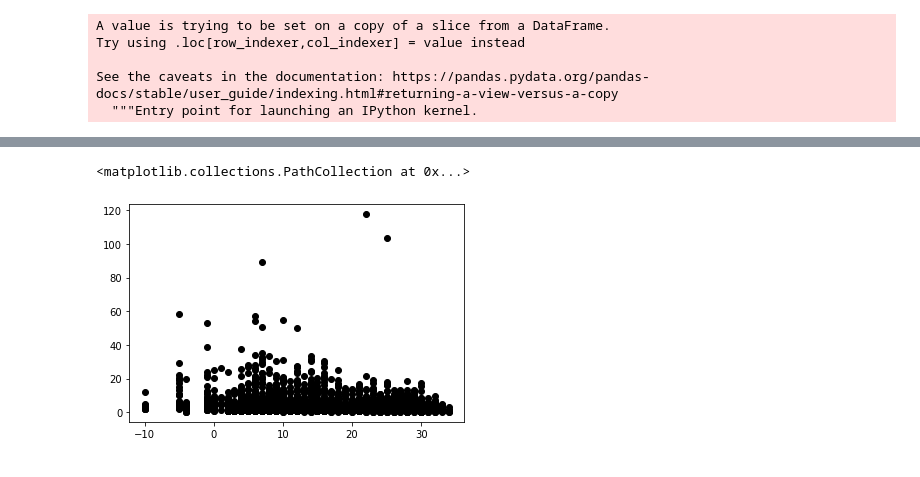
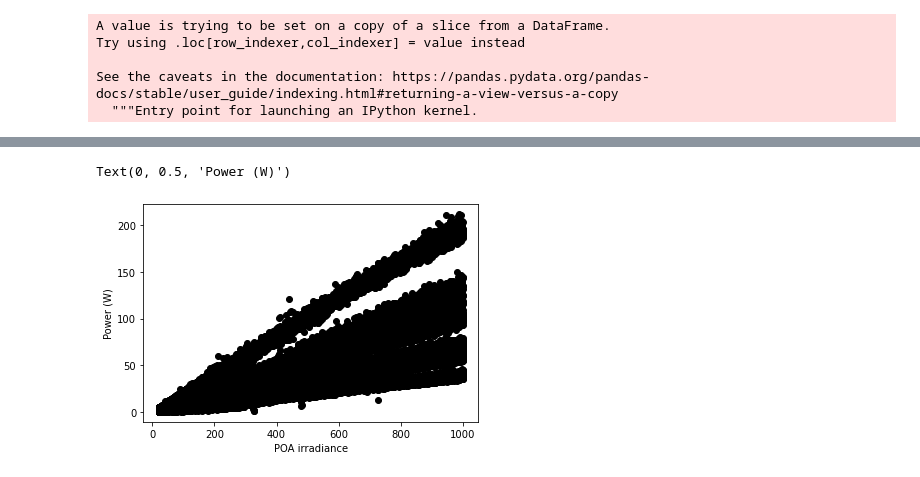
Before and after one commit to Edidas02/PV-Module-Model, a Jupyter notebook: solar-panels.ipynb, the cells around one changed output, grey strips where cells are left out. Cells and saved outputs as stored; diff of their text form; code cells hidden in the pictures.

```diff
--- a/solar-panels.ipynb
+++ b/solar-panels.ipynb
@@ -160,6 +171,8 @@ Text(0.5, 1.0, 'Back Temperature Effect on Soiling Degradation')
 # %%
-plt.scatter(df3["tempC"], df3["Pmp (W)"], color = "black")
+plt.scatter(df3["POA irradiance CMP22 pyranometer (W/m2)"], df3["Pmp (W)"], color = "black")
+plt.xlabel("POA irradiance")
+plt.ylabel("Power (W)")
 # %% [output]
-<matplotlib.collections.PathCollection at 0x...>
+Text(0, 0.5, 'Power (W)')
-[figure, old version]
+[figure, new version]
 # %%
```
Also changed, not shown: parts of 12 cells of this notebook.
